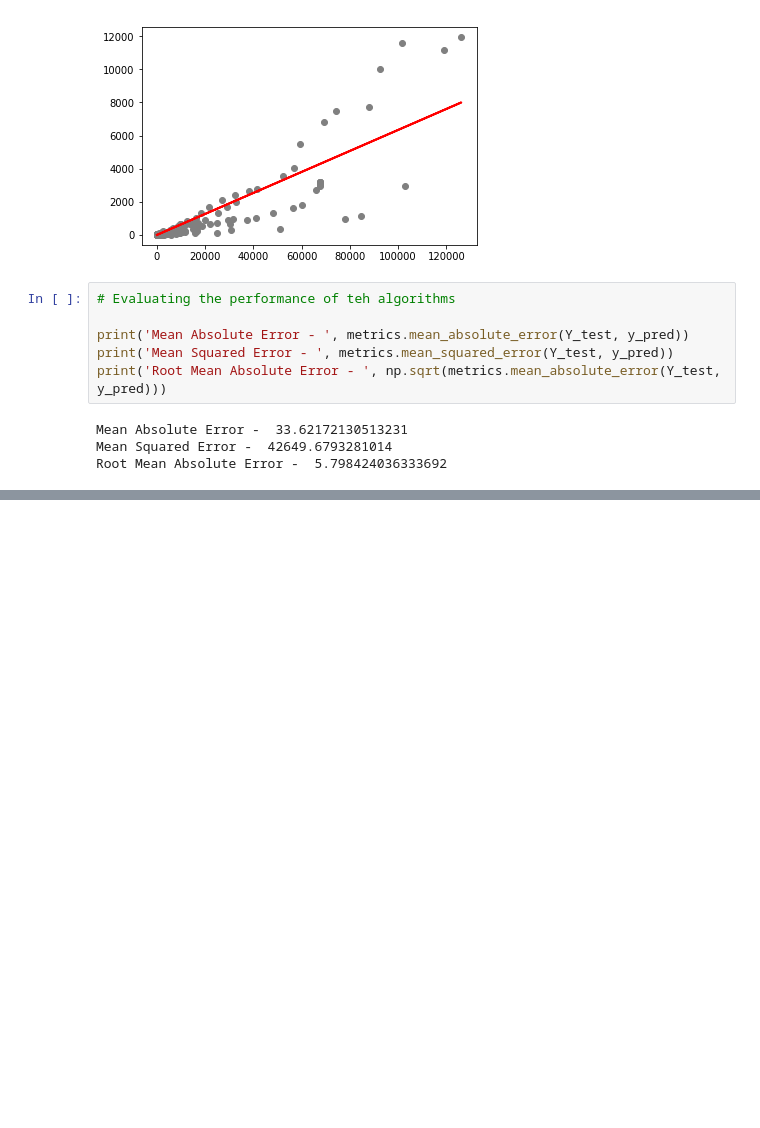
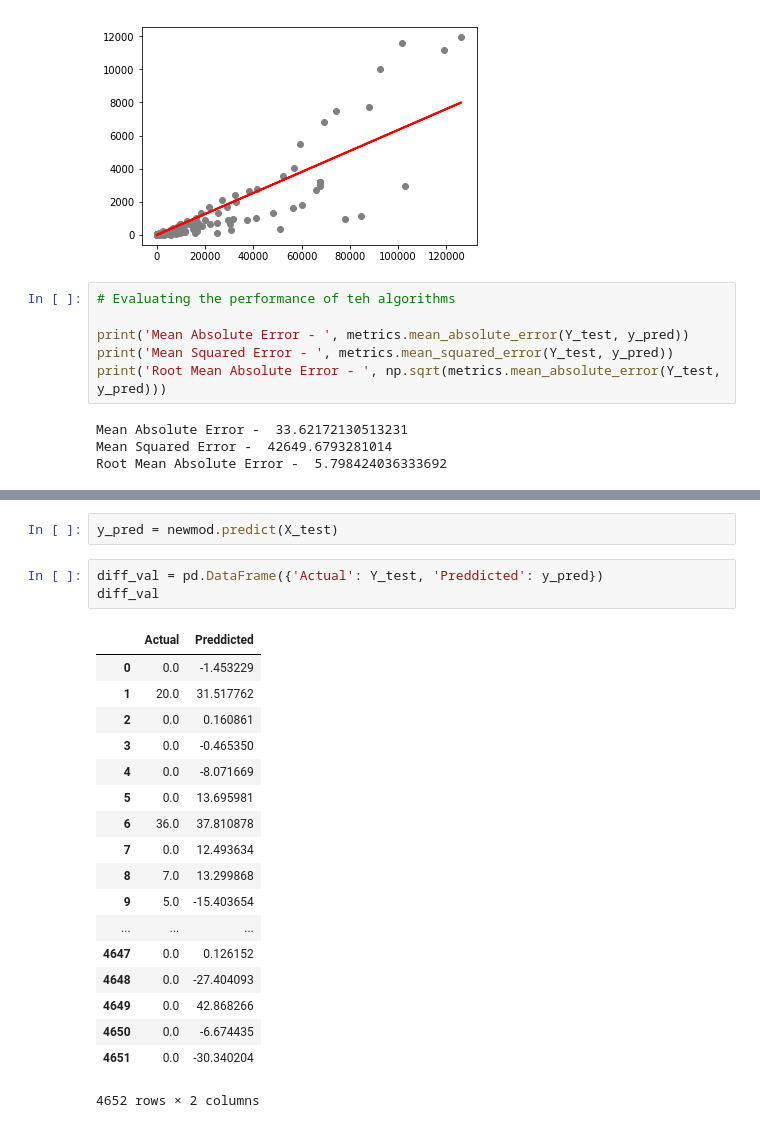
Before and after one commit to yoogesh/covid19, a Jupyter notebook: python_code.ipynb, the cells around one changed output, grey strips where cells are left out. Cells and saved outputs as stored; diff of their text form; blank space fills up the shorter version.

```diff
--- a/python_code.ipynb
+++ b/python_code.ipynb
@@ -144,0 +194,24 @@ dtype: bool
+# %%
+y_pred = newmod.predict(X_test)
+# %%
+diff_val = pd.DataFrame({'Actual': Y_test, 'Preddicted': y_pred})
+diff_val
+# %% [output]
+|  | Actual | Preddicted |
+| 0 | 0.0 | -1.453229 |
+| 1 | 20.0 | 31.517762 |
+| 2 | 0.0 | 0.160861 |
+| 3 | 0.0 | -0.465350 |
+| 4 | 0.0 | -8.071669 |
+| 5 | 0.0 | 13.695981 |
+| 6 | 36.0 | 37.810878 |
+| 7 | 0.0 | 12.493634 |
+| 8 | 7.0 | 13.299868 |
+| 9 | 5.0 | -15.403654 |
+| ... | ... | ... |
+| 4647 | 0.0 | 0.126152 |
+| 4648 | 0.0 | -27.404093 |
+| 4649 | 0.0 | 42.868266 |
+| 4650 | 0.0 | -6.674435 |
+| 4651 | 0.0 | -30.340204 |
+4652 rows × 2 columns
```
Also changed, not shown: parts of 9 cells of this notebook.
